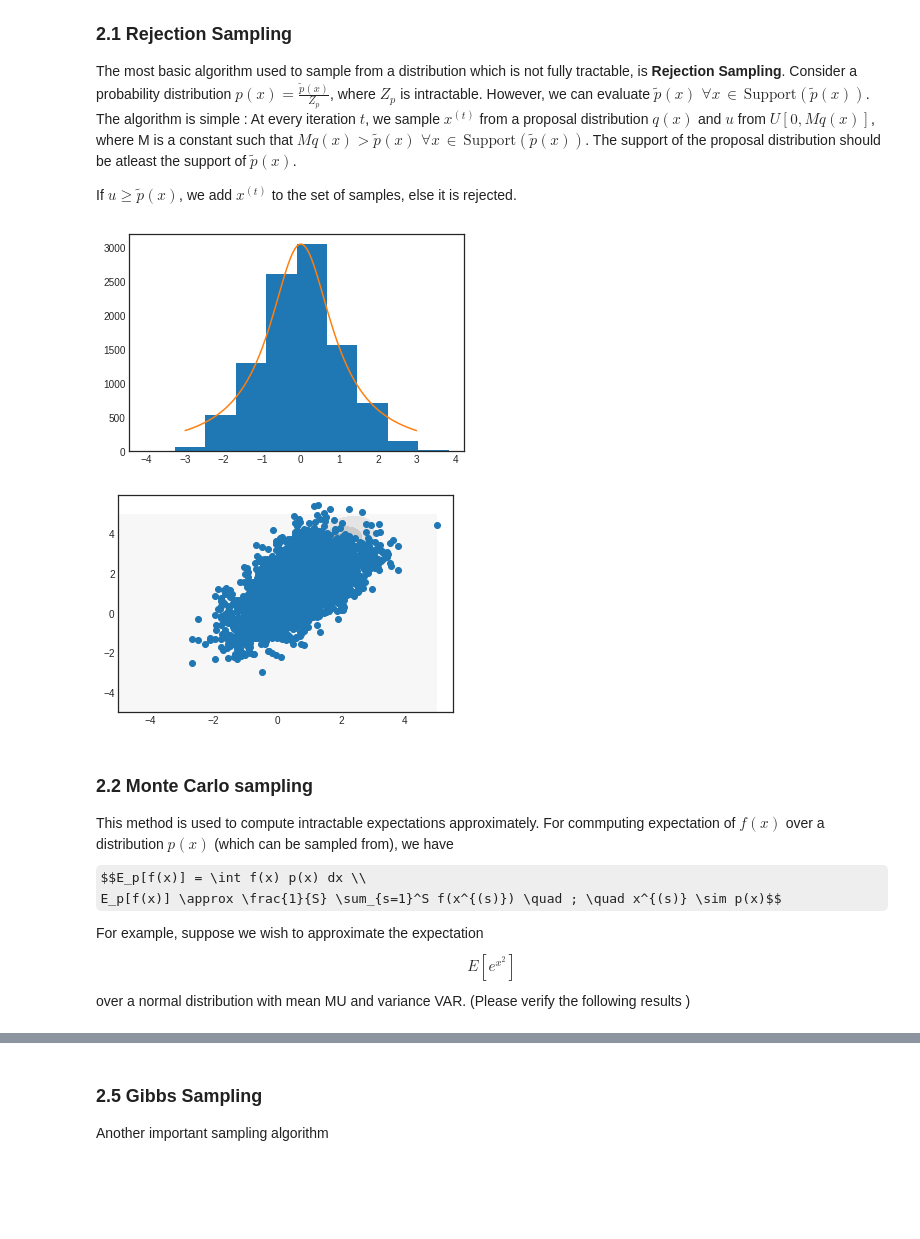
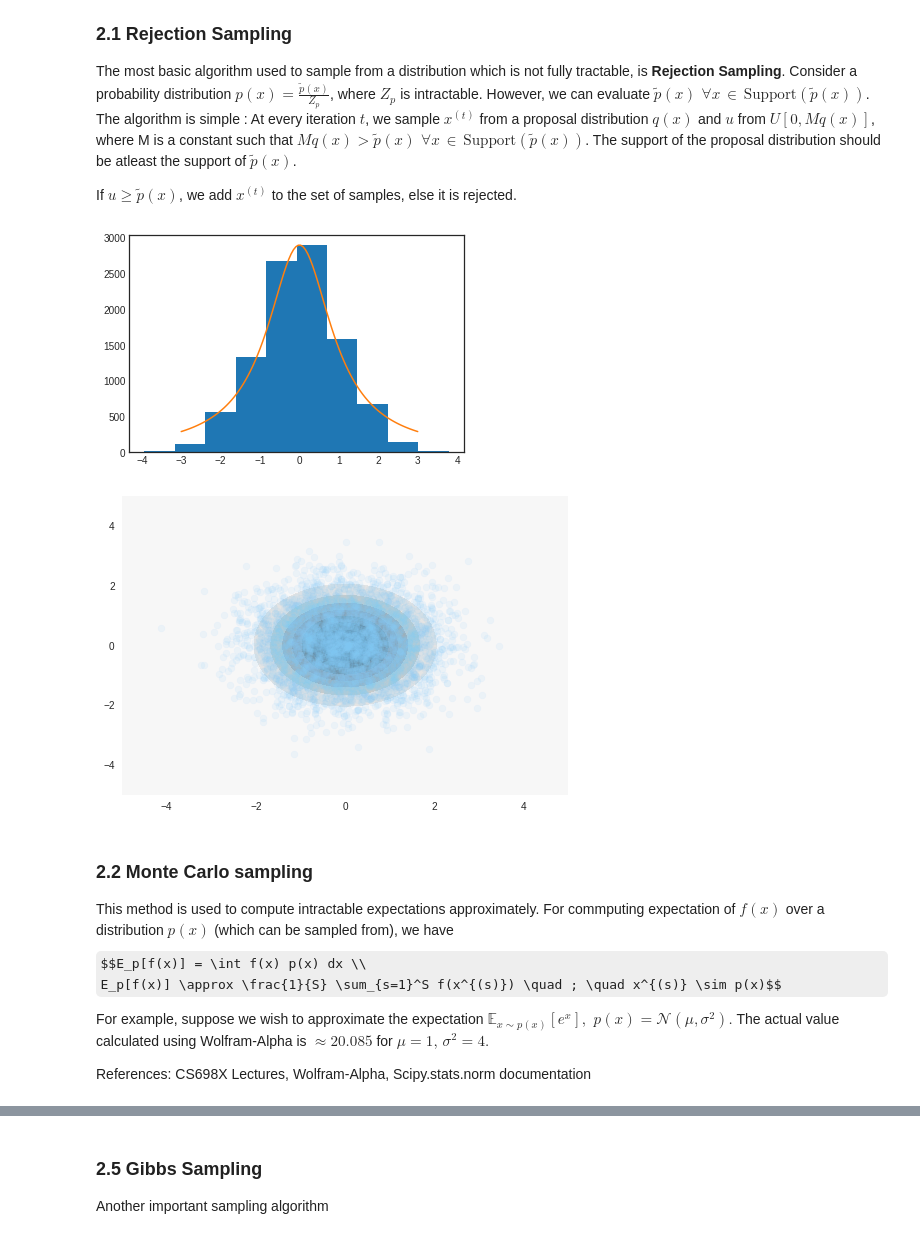
Before and after one commit to pulkitgo/Sampling-for-Approx-inference, a Jupyter notebook: PMI_Demo.ipynb, the cells around one changed output, grey strips where cells are left out. Saved outputs shown, nothing was run; the diff lists cells and outputs as text; code cells hidden in the pictures; some formulas as TeX source; blank space fills up the shorter version.

```diff
--- a/PMI_Demo.ipynb
+++ b/PMI_Demo.ipynb
@@ -17,9 +17,10 @@ If $u \geq \tilde{p}(x)$, we add $x^{(t)}$ to the set of samples, else it is rej
 # %%
 import numpy as np
 from scipy.special import gamma
-from scipy.stats import multivariate_normal
+from scipy.stats import multivariate_normal, norm, uniform
 import matplotlib.pyplot as plt
-plt.style.use('seaborn-white')
+from IPython.display import display, clear_output
+plt.style.use('seaborn')
 # %%
 '''1-Dimensional rejection sampling algorithm.
    Try out different p_c (target) distributions and corresponding values of M, q(x)
@@ -67,7 +68,7 @@ q = lambda x: np.exp((-x**2)/(2*Q_VAR)) / np.sqrt(2*np.pi*Q_VAR)
 
 rejection_sampling(p_cauchy, q, M)
 # %% [output]
-[figure, old version]
+[figure, new version]
 # %%
 '''2-Dimensional rejection sampling algorithm.
    Try out different p_c (target) distributions and corresponding values of M, q(x)
@@ -76,48 +77,50 @@ rejection_sampling(p_cauchy, q, M)
 '''
 N_SAMPLES = 5000
 Q_VAR = 2. #Q_COV = Q_VAR * Identity(2x2)
 
 M = 10
 
 #2D Normal
-MU_2D = np.array([1.0,2.0])
-COV = np.array([[1,1],
-                [1,2]])
+MU_2D = np.array([0.,0.])
+COV_2D = np.array([[1.,0.],
+                   [0.,1.]])
 
 def plot_samples(samples, p_c):
     x = np.linspace(-5,5,100)
     y = np.linspace(-5,5,100)
     X, Y = np.mgrid[-5:5:0.01,-5:5:0.01]
 
     XY = np.dstack((X,Y))
-    p_cXY = p_c(XY)
+    p_cXY = p_c.pdf(XY)
 
-    plt.contourf(X,Y,p_cXY)                 #Comment this line to see samples
-    plt.scatter(*zip(*samples))             #Comment this line to see plot of the distribution of interest
-    plt.savefig("sample.png")
+    plt.contourf(X,Y,p_cXY)
+    plt.scatter(*zip(*samples), c='lightskyblue', alpha=0.1)             #Alpha = transparency of scatter plots
+    plt.savefig("sample_rejection.png")
 
 def rejection_sampling(p_c, q, M):
     samples = []
     while len(samples) < N_SAMPLES:
-        z = np.random.multivariate_normal(np.zeros(2), Q_VAR*np.identity(2))
+        z = q.rvs()
         u = np.random.uniform(0.0, M*q.pdf(z))
-        if u <= p_c(z):
+        if u <= p_c.pdf(z):
             samples.append(z)
     samples = np.array(samples)
 
     plot_samples(samples,p_c)
 
 
-p_normal_2d = multivariate_normal(MU_2D, COV).pdf
+p_normal_2d = multivariate_normal(MU_2D, COV_2D)
 q = multivariate_normal(np.zeros((2,)),Q_VAR*np.identity(2))
 
 rejection_sampling(p_normal_2d, q, M)
 # %% [output]
-[figure, old version]
+[figure, new version]
 # %% [markdown]
 ### 2.2 Monte Carlo sampling
 
 This method is used to compute intractable expectations approximately. For commputing expectation of $f(x)$ over a distribution $p(x)$ (which can be sampled from), we have $$E_p[f(x)] = \int f(x) p(x) dx \\
                                 E_p[f(x)] \approx \frac{1}{S} \sum_{s=1}^S f(x^{(s)}) \quad ; \quad x^{(s)} \sim p(x)$$
 
-For example, suppose we wish to approximate the expectation $$E[e^{x^2}]$$ over a normal distribution with mean MU and variance VAR. (Please verify the following results )
+For example, suppose we wish to approximate the expectation $\mathbb{E}_{x \sim p(x)}[e^x], \, \, p(x) = \mathcal{N}(\mu,\sigma^2).$ The actual value calculated using Wolfram-Alpha is $\approx 20.085$ for $\mu=1,\, \sigma^2=4.$
+
+References: CS698X Lectures, Wolfram-Alpha, Scipy.stats.norm documentation
```
Also changed, not shown: parts of 7 cells of this notebook.
